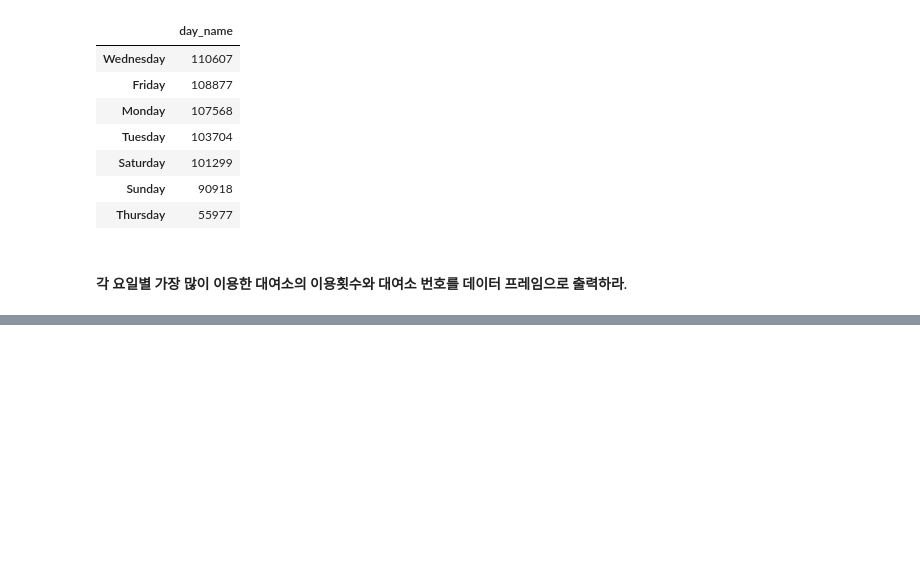
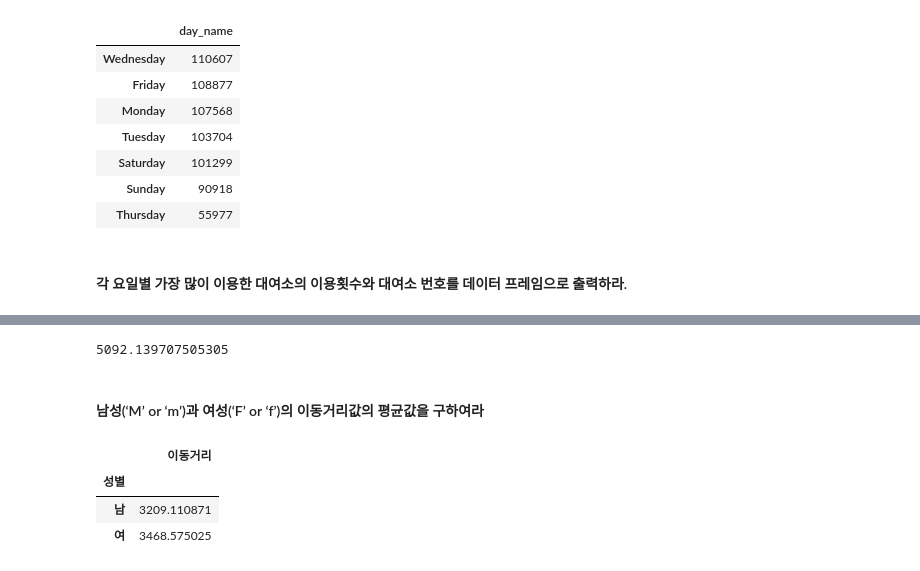
Before and after one commit to atimaby28/Pandas-Numpy, a Jupyter notebook: Pandas/Tutorial/Seoul Public Bicycle Utilization Data.ipynb, the cells around one changed output, grey strips where cells are left out. Saved outputs shown, nothing was run; the diff lists cells and outputs as text; code cells hidden in the pictures; blank space fills up the shorter version.

```diff
--- a/Pandas/Tutorial/Seoul Public Bicycle Utilization Data.ipynb
+++ b/Pandas/Tutorial/Seoul Public Bicycle Utilization Data.ipynb
@@ -108,0 +179,22 @@ result
+# %%
+dist_mean = bike_df['이동거리'].mean()
+
+result = bike_df[bike_df['이동거리'] >= dist_mean].이동거리.std()
+
+result
+# %% [output]
+5092.139707505305
+# %% [markdown]
+#### 남성(‘M’ or ‘m’)과 여성(‘F’ or ‘f’)의 이동거리값의 평균값을 구하여라
+# %%
+bike_df['성별'] = bike_df['성별'].str.upper()
+
+bike_df.loc[bike_df['성별'] == 'M', '성별'] = '남'
+bike_df.loc[bike_df['성별'] == 'F', '성별'] = '여'
+
+bike_df.groupby(by=['성별']).agg({'이동거리' : np.mean})
+# %% [output]
+|  | 이동거리 |
+| 성별 |  |
+| 남 | 3209.110871 |
+| 여 | 3468.575025 |
```
Also changed, not shown: parts of 10 cells of this notebook, 3 other files.
